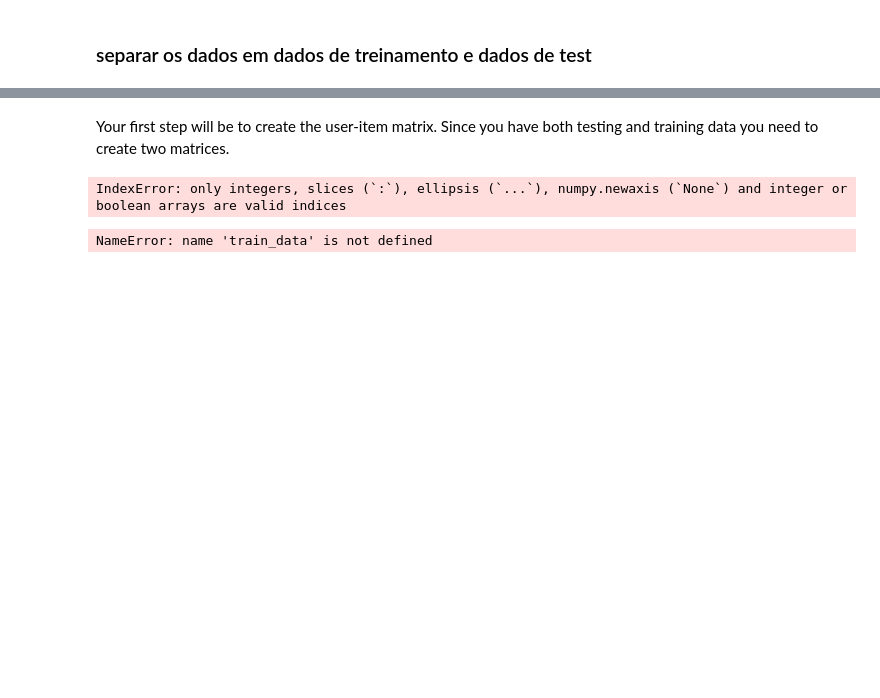
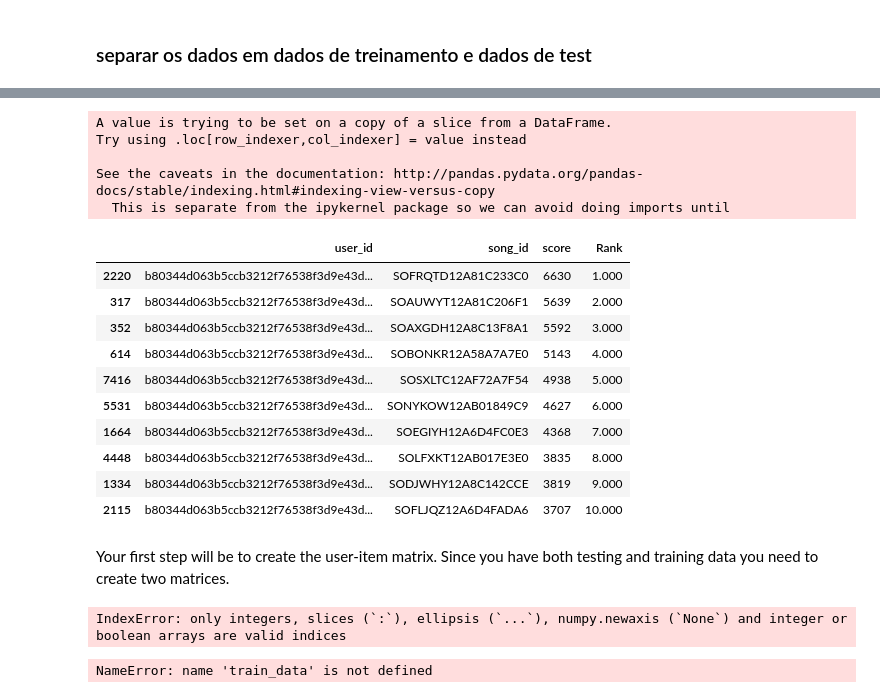
Before and after one commit to AlejandraG01/RS-init, a Jupyter notebook: my-MusicRS/mymusic_RS.ipynb, the cells around one changed output, grey strips where cells are left out. Saved outputs shown, nothing was run; the diff lists cells and outputs as text; code cells hidden in the pictures; blank space fills up the shorter version.

```diff
--- a/my-MusicRS/mymusic_RS.ipynb
+++ b/my-MusicRS/mymusic_RS.ipynb
@@ -196,0 +207,8 @@ train_data, test_data = cv.train_test_split(song_df, test_size=0.20, random_stat
+# %%
+
+train_data_grouped = train_data.groupby(['song_id']).agg({'user_id': 'count'}).reset_index()
+train_data_grouped.rename(columns = {'user_id': 'score'},inplace=True)
+train_data_sort = train_data_grouped.sort_values(['score', 'song_id'], ascending = [0,1])
+train_data_sort['Rank'] = train_data_sort['score'].rank(ascending=0, method='first')
+popularity_recommendations = train_data_sort.head(10)
+popularity_recommendations
@@ -197,3 +227,28 @@ train_data, test_data = cv.train_test_split(song_df, test_size=0.20, random_stat
+# %%
+user_id = users[0] # para escolher um usuario para recomendar musicas
+users_recommendations =  popularity_recommendations
+users_recommendations["user_id"] = user_id
+cols = users_recommendations.columns.tolist()
+cols = cols[-1:] + cols[:-1] # para organizar as colunas
+users_recommendations = users_recommendations[cols]
+users_recommendations
+# %% [output]
+A value is trying to be set on a copy of a slice from a DataFrame.
+Try using .loc[row_indexer,col_indexer] = value instead
+
+See the caveats in the documentation: http://pandas.pydata.org/pandas-docs/stable/indexing.html#indexing-view-versus-copy
+  This is separate from the ipykernel package so we can avoid doing imports until
+|  | user_id | song_id | score | Rank |
+| 2220 | b80344d063b5ccb3212f76538f3d9e43d... | SOFRQTD12A81C233C0 | 6630 | 1.000 |
+| 317 | b80344d063b5ccb3212f76538f3d9e43d... | SOAUWYT12A81C206F1 | 5639 | 2.000 |
+| 352 | b80344d063b5ccb3212f76538f3d9e43d... | SOAXGDH12A8C13F8A1 | 5592 | 3.000 |
+| 614 | b80344d063b5ccb3212f76538f3d9e43d... | SOBONKR12A58A7A7E0 | 5143 | 4.000 |
+| 7416 | b80344d063b5ccb3212f76538f3d9e43d... | SOSXLTC12AF72A7F54 | 4938 | 5.000 |
+| 5531 | b80344d063b5ccb3212f76538f3d9e43d... | SONYKOW12AB01849C9 | 4627 | 6.000 |
+| 1664 | b80344d063b5ccb3212f76538f3d9e43d... | SOEGIYH12A6D4FC0E3 | 4368 | 7.000 |
+| 4448 | b80344d063b5ccb3212f76538f3d9e43d... | SOLFXKT12AB017E3E0 | 3835 | 8.000 |
+| 1334 | b80344d063b5ccb3212f76538f3d9e43d... | SODJWHY12A8C142CCE | 3819 | 9.000 |
+| 2115 | b80344d063b5ccb3212f76538f3d9e43d... | SOFLJQZ12A6D4FADA6 | 3707 | 10.000 |
 # %% [markdown]
 Your first step will be to create the user-item matrix. Since you have both testing and training data you need to create two matrices.
 # %%
```
Also changed, not shown: parts of 4 cells of this notebook, 1 other file.
